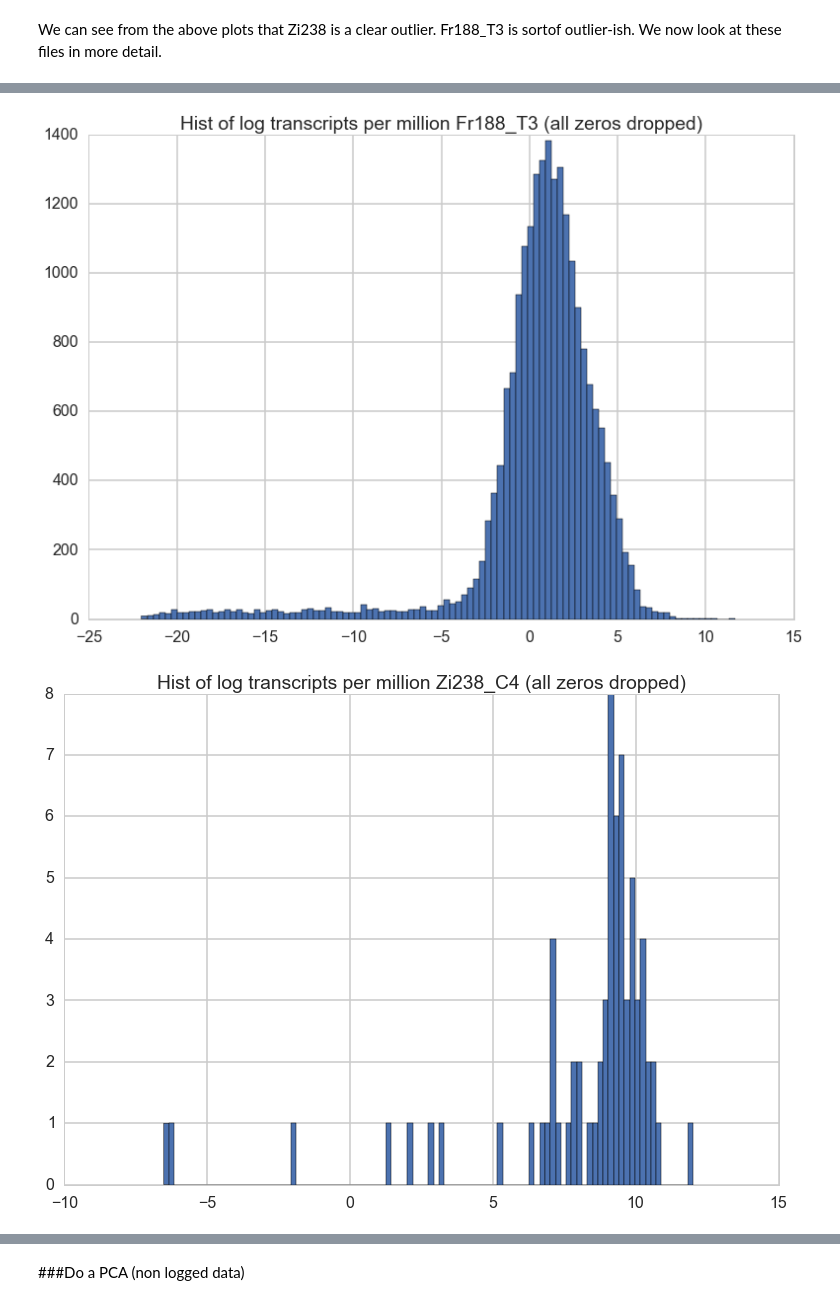
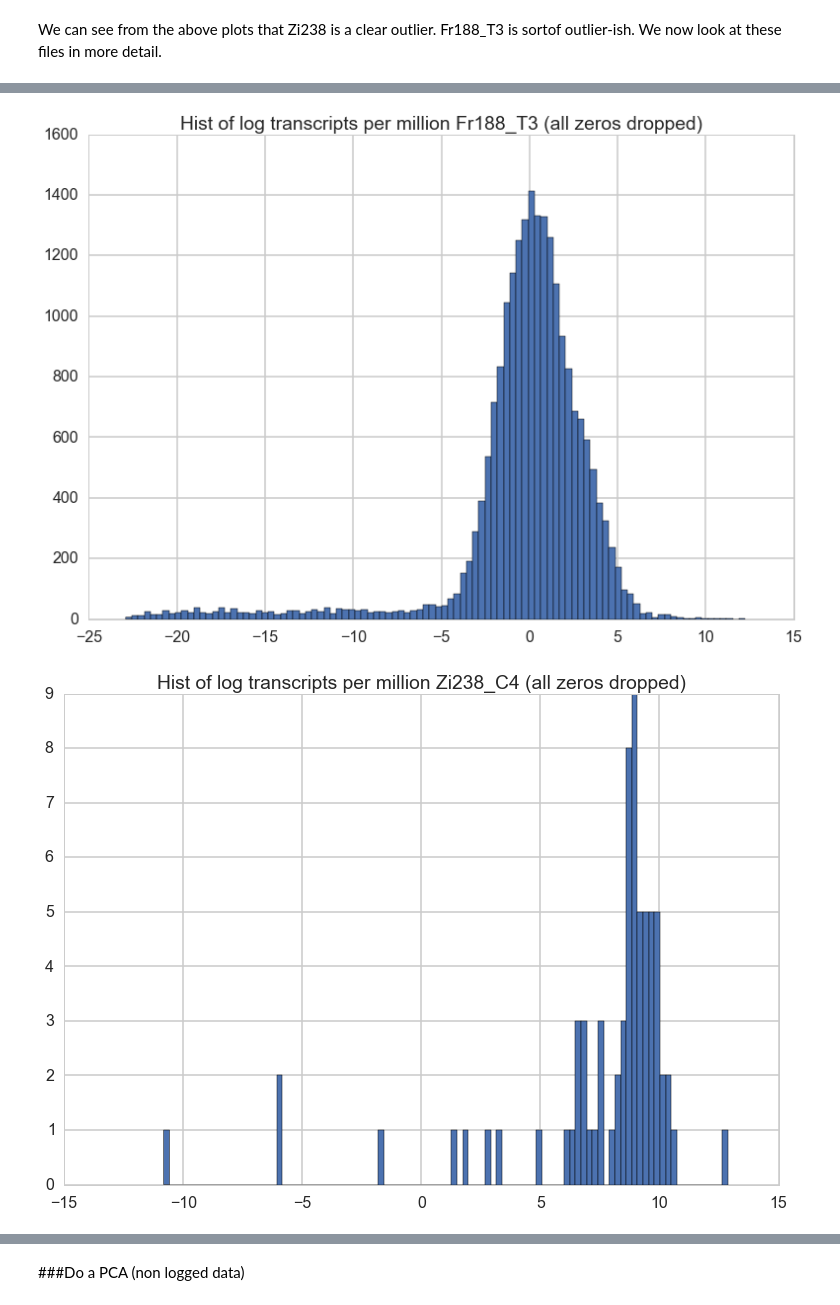
Before and after one commit to leandraking/SacktonProject, a Jupyter notebook: 20151027_EDA.ipynb, the cells around one changed output, grey strips where cells are left out. Saved outputs shown, nothing was run; the diff lists cells and outputs as text; code cells hidden in the pictures.

```diff
--- a/20151027_EDA.ipynb
+++ b/20151027_EDA.ipynb
@@ -130,11 +171,11 @@ dtype: int64
 # %% [markdown]
 We can see from the above plots that Zi238 is a clear outlier.  Fr188_T3 is sortof outlier-ish.  We now look at these files in more detail.
 # %%
-Zi238_C4 =pd.read_csv("/Users/leandraking/Desktop/KallistoFiles/Zi238_C4_AGTTCC/abundance.tsv",sep="\t")
+Zi238_C4 =pd.read_csv("/Users/leandraking/Desktop/KallistoFiles/results2/Zi238_C4_AGTTCC/abundance.tsv",sep="\t")
 print "Zi238_C4", Zi238_C4.describe()
 print
 
-Fr188_T3=pd.read_csv("/Users/leandraking/Desktop/KallistoFiles/Fr188_T3_GTCCGC/abundance.tsv",sep="\t")
+Fr188_T3=pd.read_csv("/Users/leandraking/Desktop/KallistoFiles/results2/Fr188_T3_GTCCGC/abundance.tsv",sep="\t")
 print "Fr188_T3", Fr188_T3.describe()
 
 plt.hist(np.log(Fr188_T3[Fr188_T3.tpm>0].tpm).values, bins=100)
@@ -167,5 +208,5 @@ max    71382.000000  71183.000000  24177.200000  116402.000000
-[figure, old version]
+[figure, new version]
-[figure, old version]
+[figure, new version]
 # %%
 #Deleting initial weird outliers (these showed up in PCA as outliers).
 del LoadedData["Zi238_C4"]
```
Also changed, not shown: parts of 29 cells of this notebook, 11 other files.
